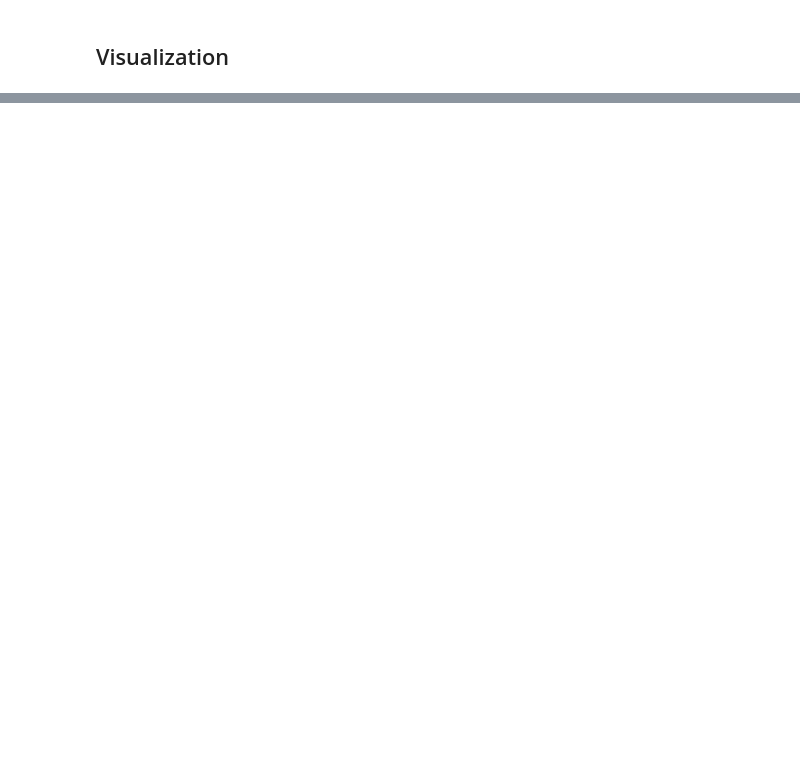
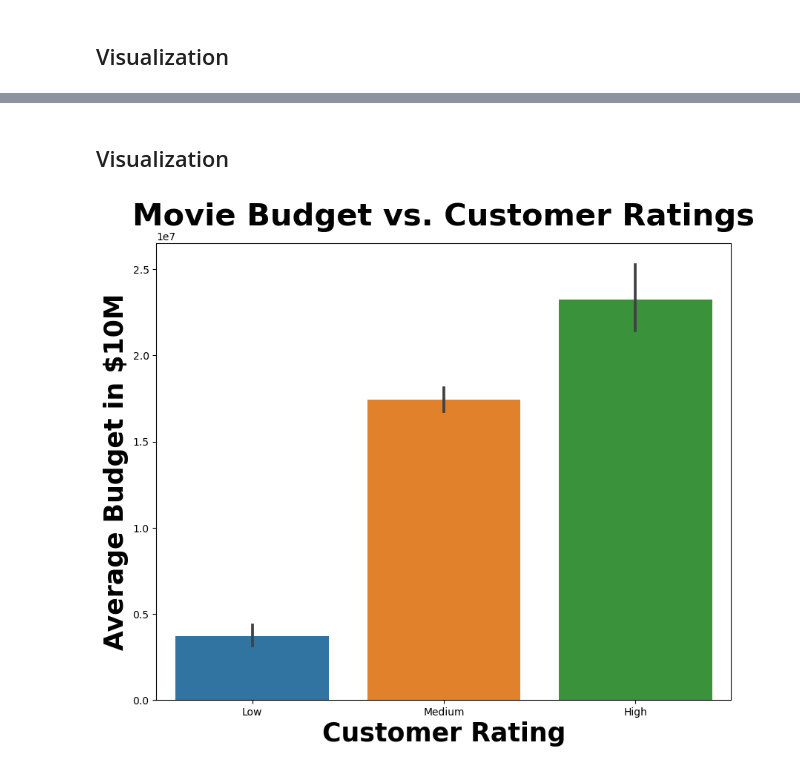
Before and after one commit to jaytrey777/Movie-Profitabiliy-Project, a Jupyter notebook: Part 4 - Hypothesis Testing.ipynb, the cells around one changed output, grey strips where cells are left out. Saved outputs shown, nothing was run; the diff lists cells and outputs as text; code cells hidden in the pictures; blank space fills up the shorter version.

```diff
--- a/Part 4 - Hypothesis Testing.ipynb
+++ b/Part 4 - Hypothesis Testing.ipynb
@@ -437,0 +676,12 @@ ax.set_title('Movie Revenue vs. Ratings');
+# %%
+q = """SELECT tr.averageRating, td.budget
+FROM title_ratings AS tr
+JOIN tmdb_data AS td
+ON tr.tconst = td.imdb_id
+WHERE td.budget > 0;
+"""
+
+# save results to dataframe
+df = pd.read_sql(q, engine)
+
+df.head()
@@ -437,0 +695,7 @@ ax.set_title('Movie Revenue vs. Ratings');
+# %%
+df['cust_rating'] = df['averageRating'].apply(lambda x: 'High' if x > 7 \
+                                              else 'Low' if x < 4 \
+                                              else 'Medium')
+#df.drop(column = 'averageRating', inplace = True)
+# check
+df.head()
@@ -437,0 +896,16 @@ ax.set_title('Movie Revenue vs. Ratings');
+# %% [markdown]
+## Visualization
+# %%
+ratings = ['Low', 'Medium', 'High']
+
+# barplot
+fig, ax = plt.subplots(figsize = (10, 8))
+
+
+ax = sns.barplot(data = df, x = 'cust_rating', y = 'budget', order = ratings)
+
+ax.set_title('Movie Budget vs. Customer Ratings', fontsize = 30, fontweight = 'bold')
+ax.set_xlabel('Customer Rating', fontsize = 25, fontweight = 'bold')
+ax.set_ylabel('Average Budget in $10M', fontsize = 25, fontweight = 'bold');
+# %% [output]
+[figure, added]
```
Also changed, not shown: parts of 69 cells of this notebook.
